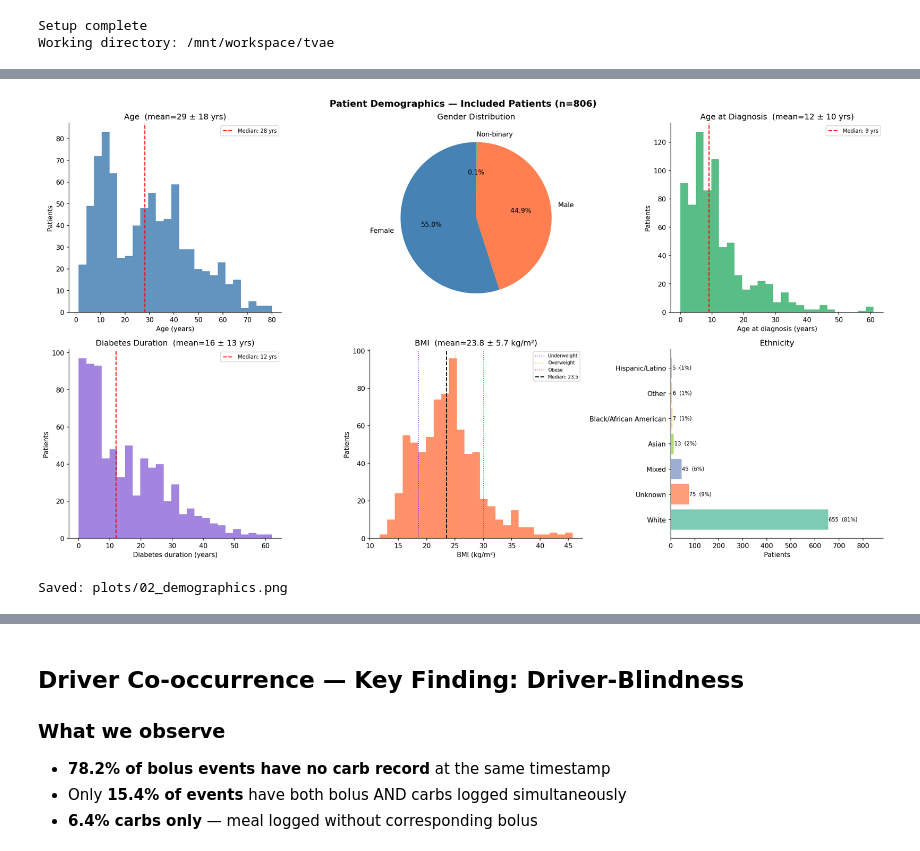
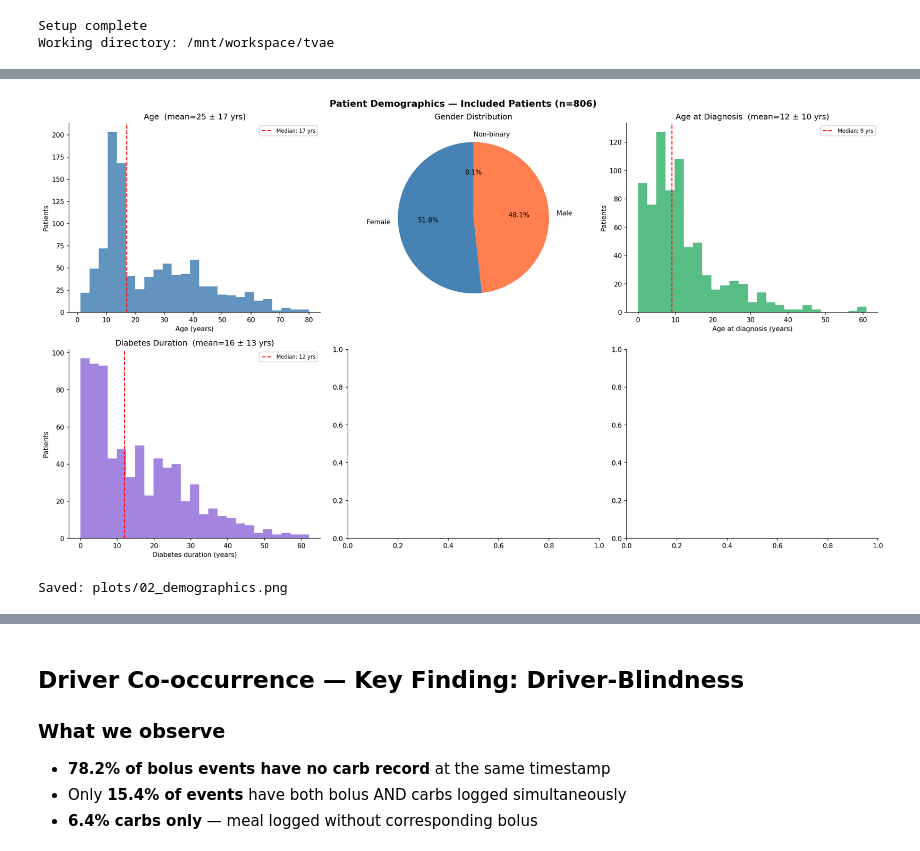
Before and after one commit to marcfont14/tvae, a Jupyter notebook: notebooks/01_exploration.ipynb, the cells around one changed output, grey strips where cells are left out. Cells and saved outputs as stored; diff of their text form; code cells hidden in the pictures.

```diff
--- a/notebooks/01_exploration.ipynb
+++ b/notebooks/01_exploration.ipynb
@@ -67,6 +67,6 @@ Estimated monitoring time:
 # %%
 # Cell 3 — Global statistics (streaming)
-f = pq.ParquetFile('raw_data/metabonet_train_filtered.parquet')
+f = pq.ParquetFile('data/interim/combined_filtered.parquet')
 
 stats = {
     'total_rows'   : 0,
@@ -140,7 +140,7 @@ Global Statistics — Filtered Dataset
   Note: In IOBP2 dataset all insulin recorded as bolus → insulin column most reliable
 # %%
 # Cell 4 — Per-patient statistics (streaming)
-f = pq.ParquetFile('raw_data/metabonet_train_filtered.parquet')
+f = pq.ParquetFile('data/interim/combined_filtered.parquet')
 
 patient_stats = defaultdict(lambda: {
     'rows': 0, 'cgm_missing': 0, 'cgm_sum': 0.0,
@@ -377,76 +404,76 @@ ax.set_title('Gender Distribution')
 ax = axes[0, 2]
 vals = inc['age_of_diagnosis'].dropna()
 ax.hist(vals, bins=25, color='mediumseagreen', alpha=0.85, edgecolor='none')
 ax.axvline(vals.median(), color='red', linestyle='--', lw=1.5,
            label=f'Median: {vals.median():.0f} yrs')
 ax.set_xlabel('Age at diagnosis (years)')
 ax.set_ylabel('Patients')
 ax.set_title(f'Age at Diagnosis  (mean={vals.mean():.0f} ± {vals.std():.0f} yrs)')
 ax.legend(fontsize=8)
 
 # 4: Diabetes duration
 ax = axes[1, 0]
 vals = inc['dm_duration'].dropna()
 vals = vals[vals >= 0]
 ax.hist(vals, bins=25, color='mediumpurple', alpha=0.85, edgecolor='none')
 ax.axvline(vals.median(), color='red', linestyle='--', lw=1.5,
            label=f'Median: {vals.median():.0f} yrs')
 ax.set_xlabel('Diabetes duration (years)')
 ax.set_ylabel('Patients')
 ax.set_title(f'Diabetes Duration  (mean={vals.mean():.0f} ± {vals.std():.0f} yrs)')
 ax.legend(fontsize=8)
 
-# 5: BMI
-ax = axes[1, 1]
-vals = inc['bmi'].dropna()
-ax.hist(vals, bins=25, color='coral', alpha=0.85, edgecolor='none')
-ax.axvline(18.5, color='blue',   linestyle=':', lw=1.2, alpha=0.7, label='Underweight')
-ax.axvline(25,   color='orange', linestyle=':', lw=1.2, alpha=0.7, label='Overweight')
-ax.axvline(30,   color='red',    linestyle=':', lw=1.2, alpha=0.7, label='Obese')
-ax.axvline(vals.median(), color='black', linestyle='--', lw=1.5,
-           label=f'Median: {vals.median():.1f}')
-ax.set_xlabel('BMI (kg/m²)')
-ax.set_ylabel('Patients')
-ax.set_title(f'BMI  (mean={vals.mean():.1f} ± {vals.std():.1f} kg/m²)')
-ax.legend(fontsize=7)
+# # 5: BMI
+# ax = axes[1, 1]
+# vals = inc['bmi'].dropna()
+# ax.hist(vals, bins=25, color='coral', alpha=0.85, edgecolor='none')
+# ax.axvline(18.5, color='blue',   linestyle=':', lw=1.2, alpha=0.7, label='Underweight')
+# ax.axvline(25,   color='orange', linestyle=':', lw=1.2, alpha=0.7, label='Overweight')
+# ax.axvline(30,   color='red',    linestyle=':', lw=1.2, alpha=0.7, label='Obese')
+# ax.axvline(vals.median(), color='black', linestyle='--', lw=1.5,
+#            label=f'Median: {vals.median():.1f}')
+# ax.set_xlabel('BMI (kg/m²)')
+# ax.set_ylabel('Patients')
+# ax.set_title(f'BMI  (mean={vals.mean():.1f} ± {vals.std():.1f} kg/m²)')
+# ax.legend(fontsize=7)
 
-# 6: Ethnicity (simplified)
-ax = axes[1, 2]
-eth = inc['ethnicity'].copy()
-def simplify_ethnicity(x):
-    if not isinstance(x, str):
-        return 'Unknown'
-    if ',' in x:
-        return 'Mixed'
-    if 'White' in x:
-        return 'White'
-    if 'Hispanic' in x:
-        return 'Hispanic/Latino'
-    if 'Asian' in x:
-        return 'Asian'
-    if 'Black' in x:
-        return 'Black/African American'
-    return 'Other'
+# # 6: Ethnicity (simplified)
+# ax = axes[1, 2]
+# eth = inc['ethnicity'].copy()
+# def simplify_ethnicity(x):
+#     if not isinstance(x, str):
+#         return 'Unknown'
+#     if ',' in x:
+#         return 'Mixed'
+#     if 'White' in x:
+#         return 'White'
+#     if 'Hispanic' in x:
+#         return 'Hispanic/Latino'
+#     if 'Asian' in x:
+#         return 'Asian'
+#     if 'Black' in x:
+#         return 'Black/African American'
+#     return 'Other'
 
-eth = eth.apply(simplify_ethnicity)
-eth_counts = eth.value_counts()
-colors_eth = plt.cm.Set2(np.linspace(0, 1, len(eth_counts)))
-bars = ax.barh(eth_counts.index, eth_counts.values,
-               color=colors_eth, alpha=0.85)
-for bar, val in zip(bars, eth_counts.values):
-    ax.text(bar.get_width() + 2,
-            bar.get_y() + bar.get_height() / 2,
-            f'{val}  ({100*val/len(inc):.0f}%)',
-            va='center', fontsize=8)
-ax.set_xlabel('Patients')
-ax.set_title('Ethnicity')
-ax.set_xlim(0, eth_counts.max() * 1.35)
+# eth = eth.apply(simplify_ethnicity)
+# eth_counts = eth.value_counts()
+# colors_eth = plt.cm.Set2(np.linspace(0, 1, len(eth_counts)))
+# bars = ax.barh(eth_counts.index, eth_counts.values,
+#                color=colors_eth, alpha=0.85)
+# for bar, val in zip(bars, eth_counts.values):
+#     ax.text(bar.get_width() + 2,
+#             bar.get_y() + bar.get_height() / 2,
+#             f'{val}  ({100*val/len(inc):.0f}%)',
+#             va='center', fontsize=8)
+# ax.set_xlabel('Patients')
+# ax.set_title('Ethnicity')
+# ax.set_xlim(0, eth_counts.max() * 1.35)
 
 plt.tight_layout()
 plt.savefig('plots/02_demographics.png', dpi=150, bbox_inches='tight')
 plt.show()
 print("Saved: plots/02_demographics.png")
 # %% [output]
-[figure, old version]
+[figure, new version]
 Saved: plots/02_demographics.png
 # %%
```
Also changed, not shown: parts of 19 cells of this notebook, 2 other files.
